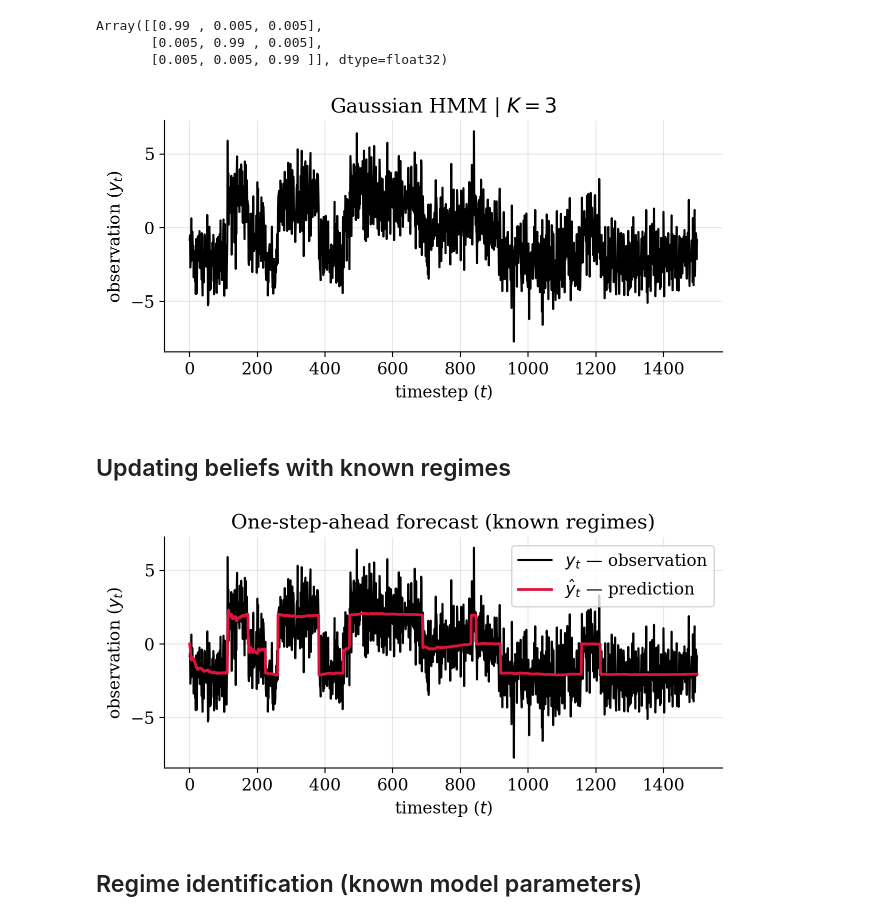
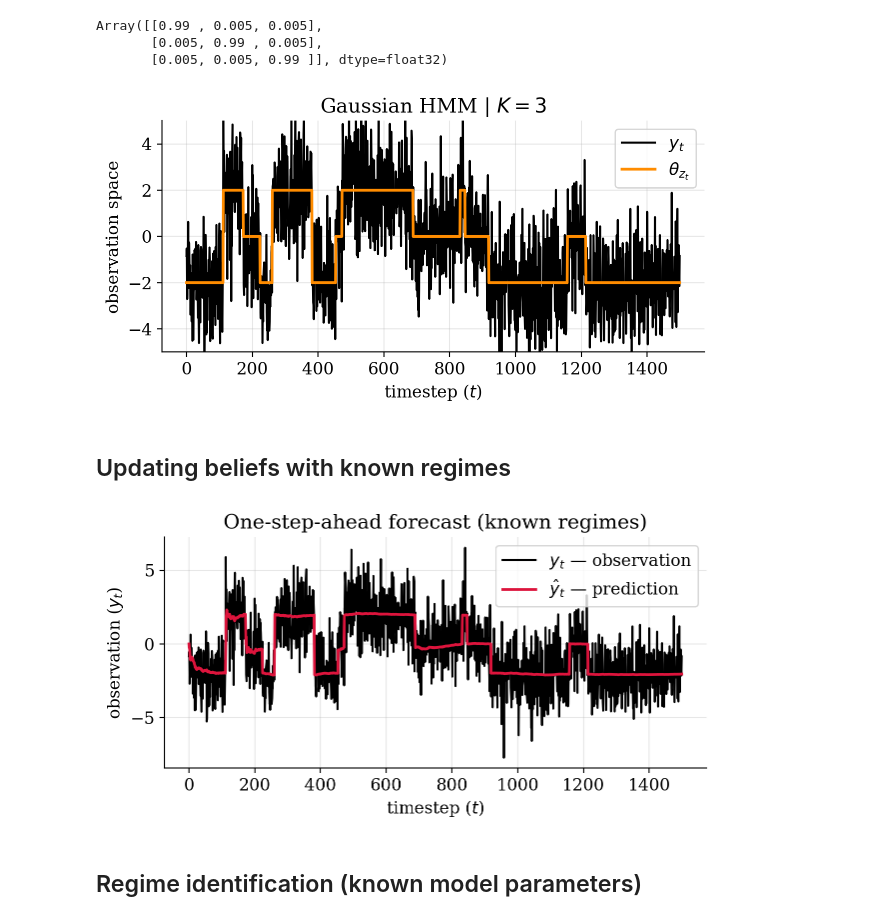
Before and after one commit to gerdm/bayes, a Jupyter notebook: online-hmm.ipynb, the cells around one changed output. Cells and saved outputs as stored; diff of their text form; code cells hidden in the pictures.

```diff
--- a/online-hmm.ipynb
+++ b/online-hmm.ipynb
@@ -17,7 +17,7 @@ from functools import partial
 plt.rcParams["axes.spines.right"] = False
 plt.rcParams["axes.spines.top"] = False
 plt.rcParams["font.size"] = 12
-plt.rcParams["figure.figsize"] = (7.2, 3.0)
+plt.rcParams["figure.figsize"] = (7, 3.0)
 plt.rcParams['text.usetex'] = False
 plt.rcParams['font.family'] = 'serif'
 #plt.rcParams['text.latex.preamble'] = r'\usepackage{amsmath}'
@@ -67,13 +67,17 @@ timesteps = jnp.arange(n_steps)
 keys = jax.random.split(key_sample, n_steps)
 _, (states, obs) = jax.lax.scan(step, state_init, keys)
 # %%
-plt.plot(obs, c="black")
+plt.plot(obs, c="black", label="$y_t$")
+plt.plot(means.at[states].get(), c="darkorange", linewidth=2, label=r"$\theta_{z_t}$")
 plt.xlabel("timestep ($t$)")
-plt.ylabel("observation ($y_t$)")
+plt.ylabel("observation space")
 plt.title("Gaussian HMM | $K=3$")
+plt.legend()
+plt.ylim(-5, 5)
 plt.grid(alpha=0.3)
+plt.savefig("./figures/hmm-sample-k3.png", dpi=300, bbox_inches="tight")
 # %% [output]
-[figure, old version]
+[figure, new version]
 # %% [markdown]
 ## Updating beliefs with known regimes
 # %%
@@ -122,7 +126,7 @@ plt.ylabel("observation ($y_t$)")
 plt.legend()
 plt.grid(alpha=0.3)
 # %% [output]
-[figure, old version]
+[figure, new version]
 # %% [markdown]
 ## Regime identification (known model parameters)
 # %% [markdown]
```
Also changed, not shown: parts of 10 cells of this notebook.
